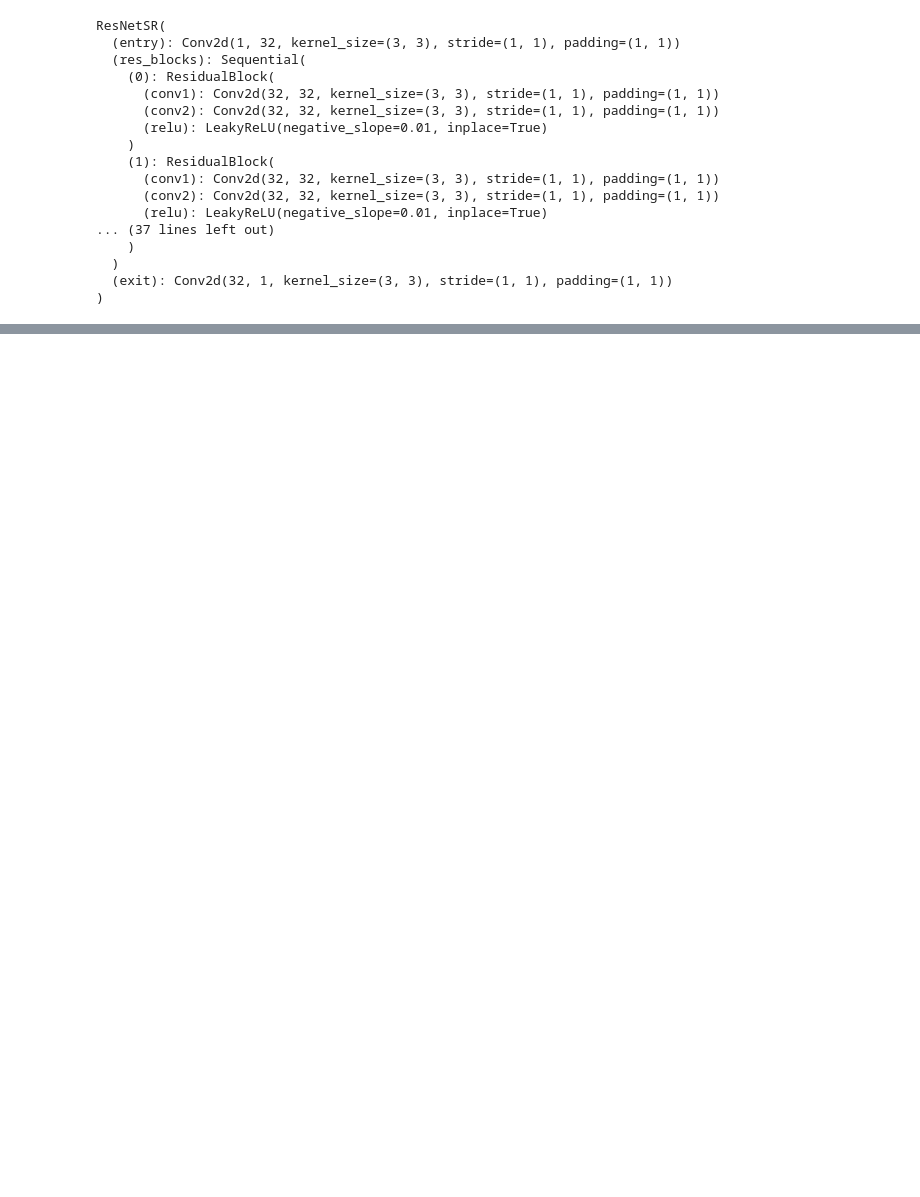
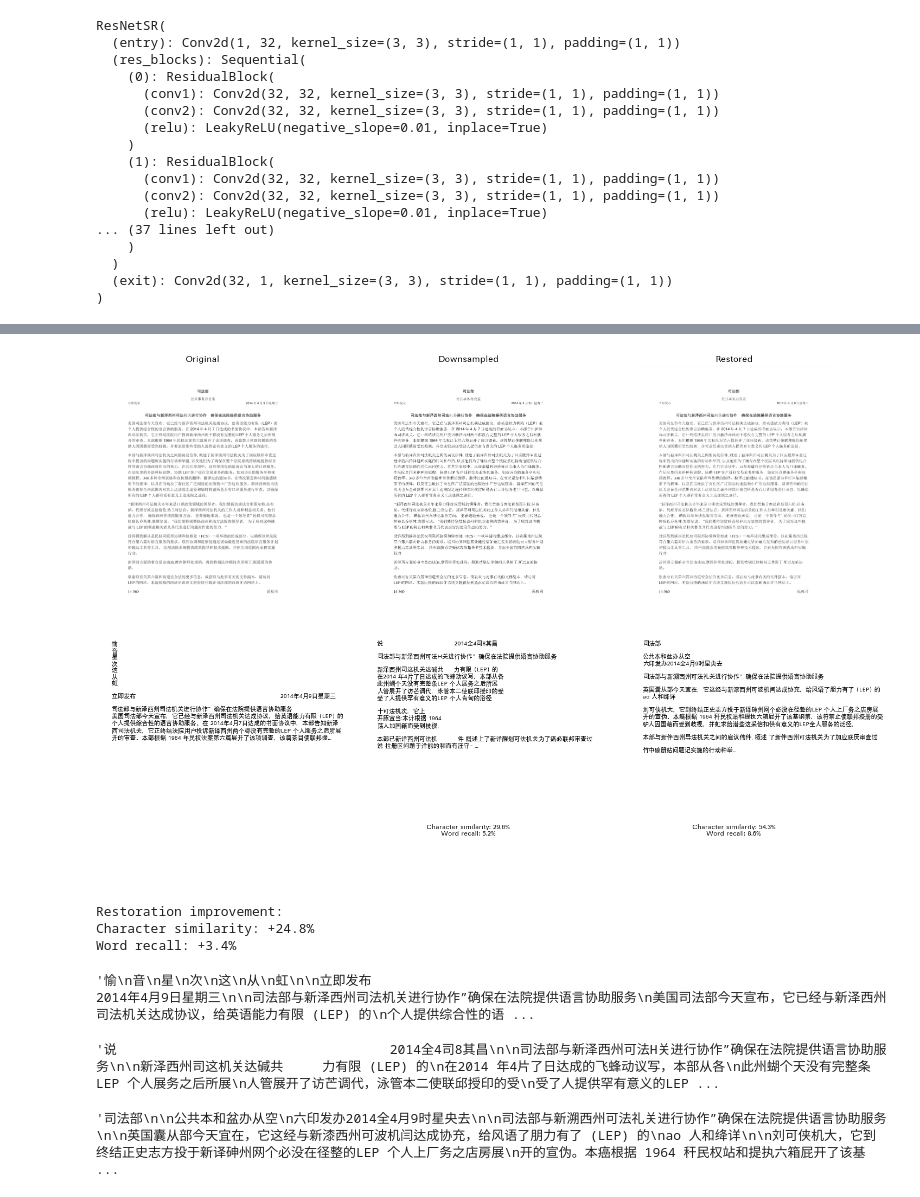
Before and after one commit to Ruichu-Xia/text-super-resolution, a Jupyter notebook: src/text_super_resolution/evaluation.ipynb, the cells around one changed output, grey strips where cells are left out. Cells and saved outputs as stored; diff of their text form; code cells hidden in the pictures; blank space fills up the shorter version.

Commit message:
feat: evaluation notebook + example test pdf directory

```diff
--- a/src/text_super_resolution/evaluation.ipynb
+++ b/src/text_super_resolution/evaluation.ipynb
@@ -7,0 +23,9 @@ from model.utils import get_device, restore_full_page
+# %%
+# Configure this to specify the pdf & page number
+
+page_num = 0 # Change this to the page number you want to test on
+downsample_factors = [4]
+pdf_dir = "test/test_pdfs/Chinese Simplified PDF.pdf" # Change this to the path of the PDF you want to use
+pdf_language = "chi_sim"
+plt.rcParams['font.sans-serif'] = ['Hei'] # Uncomment this to show Chinese characters in plots
+ckpt_path = "saved_models/resnetsr/resolution128-512/ckpt_0"
@@ -39,0 +185,25 @@ restore_full_page(page_num, page_dir, model, device)
+# %%
+# Example usage
+original_text, downsampled_text, restored_text, downsampled_metrics, restored_metrics = visualize_comparison(
+    original_path=f"test/test_images/page_{page_num}.png",
+    downsampled_path=f"test/downsampled_images/downsampled_4x/page_{page_num}.png",
+    restored_path=f"test/downsampled_images/restoration_4x/page_{page_num}.png",
+    lang = pdf_language
+)
+# %% [output]
+[figure, added]
+Restoration improvement:
+Character similarity: +24.8%
+Word recall: +3.4%
+# %%
+original_text
+# %% [output]
+'愉\n音\n星\n次\n这\n从\n虹\n\n立即发布                                                                       2014年4月9日星期三\n\n司法部与新泽西州司法机关进行协作”确保在法院提供语言协助服务\n美国司法部今天宣布，它已经与新泽西州司法机关达成协议，给英语能力有限 (LEP) 的\n个人提供综合性的语 ...
+# %%
+downsampled_text
+# %% [output]
+'说                                   2014全4司8其昌\n\n司法部与新泽西州可法H关进行协作”确保在法院提供语言协助服务\n\n新泽西州司这机关达碱共     力有限 (LEP) 的\n在2014 年4片了日达成的飞蜂动议写，本部从各\n此州蝴个天没有完整条LEP 个人展务之后所展\n人管展开了访芒调代，泳管本二使联邱授印的受\n受了人提供罕有意义的LEP ...
+# %%
+restored_text
+# %% [output]
+'司法部\n\n公共本和盆办从空\n六印发办2014全4月9时星央去\n\n司法部与新溯西州可法礼关进行协作”确保在法院提供语言协助服务\n\n英国囊从部今天宜在，它这经与新漆西州可波机闫达成协充，给风语了朋力有了 (LEP) 的\nao 人和绛详\n\n刘可侠机大，它到终结正史志方投于新译砷州网个必没在径整的LEP 个人上厂务之店房展\n开的宣伪。本癌根据 1964 秆民权站和提执六箱屁开了该基 ...
```
Also changed, not shown: parts of 10 cells of this notebook, 3 other files.
